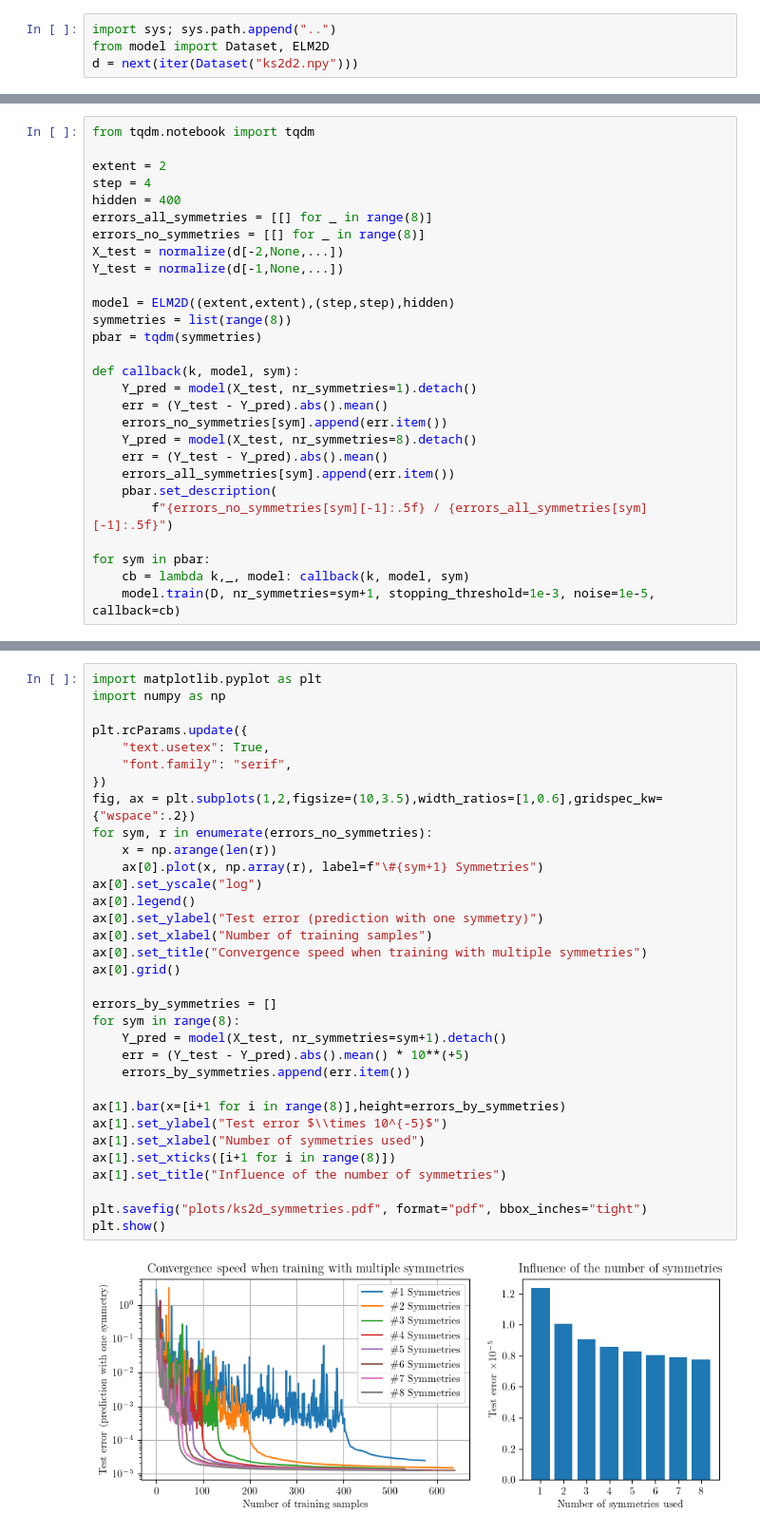
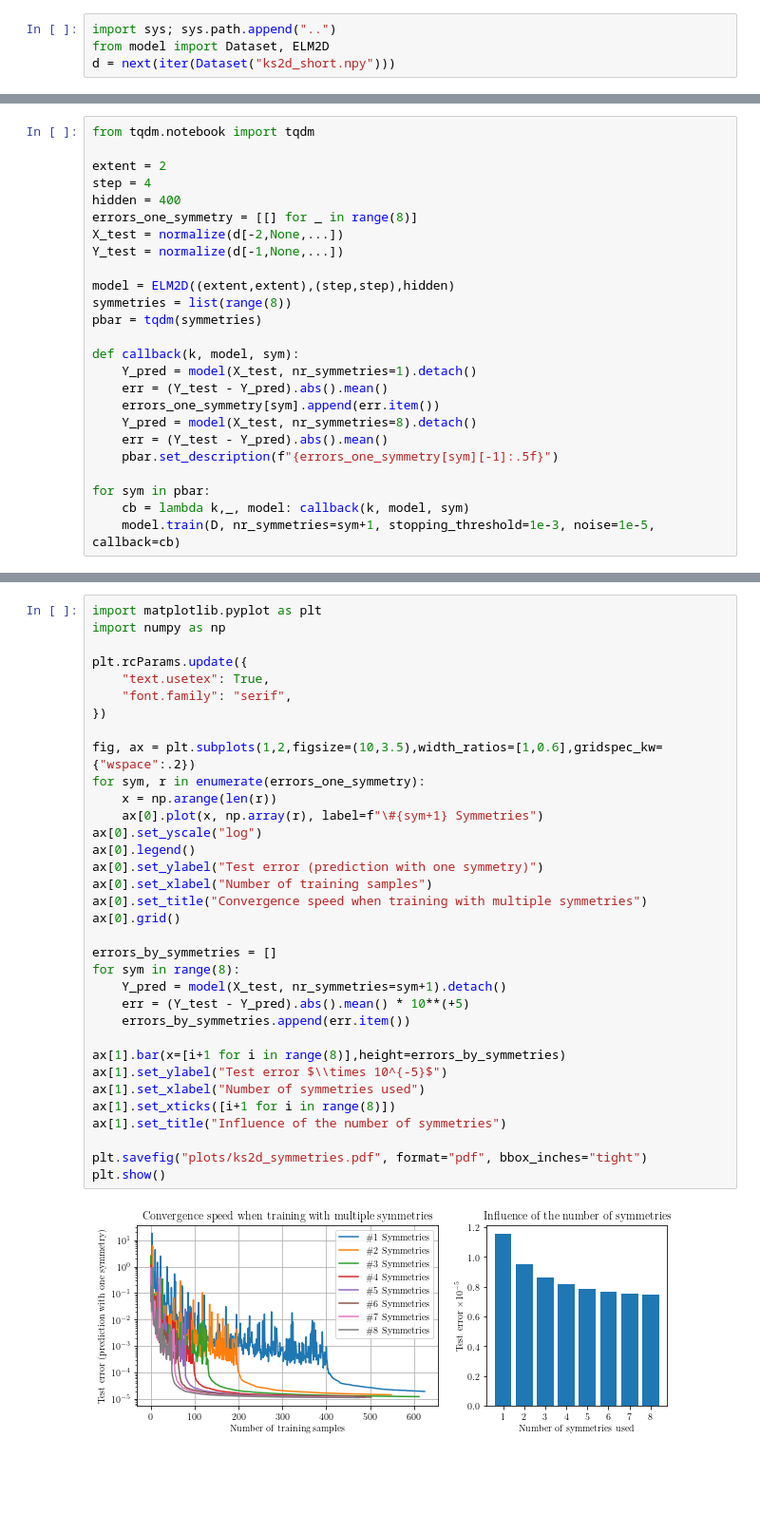
Before and after one commit to graps1/ELM-PDEs, a Jupyter notebook: ks2d/ks2d_equivariant.ipynb, the cells around one changed output, grey strips where cells are left out. Shown: that part at 95% size. Cells and saved outputs as stored; diff of their text form; blank space fills up the shorter version.

```diff
--- a/ks2d/ks2d_equivariant.ipynb
+++ b/ks2d/ks2d_equivariant.ipynb
@@ -1,5 +1,5 @@
 # %%
 import sys; sys.path.append("..")
 from model import Dataset, ELM2D
-d = next(iter(Dataset("ks2d2.npy")))
+d = next(iter(Dataset("ks2d_short.npy")))
 # %%
@@ -15,8 +14,7 @@ from tqdm.notebook import tqdm
 extent = 2
 step = 4
 hidden = 400
-errors_all_symmetries = [[] for _ in range(8)]
-errors_no_symmetries = [[] for _ in range(8)]
+errors_one_symmetry = [[] for _ in range(8)]
 X_test = normalize(d[-2,None,...])
 Y_test = normalize(d[-1,None,...])
 
@@ -27,12 +25,10 @@ pbar = tqdm(symmetries)
 def callback(k, model, sym):
     Y_pred = model(X_test, nr_symmetries=1).detach()
     err = (Y_test - Y_pred).abs().mean()
-    errors_no_symmetries[sym].append(err.item())
+    errors_one_symmetry[sym].append(err.item())
     Y_pred = model(X_test, nr_symmetries=8).detach()
     err = (Y_test - Y_pred).abs().mean()
-    errors_all_symmetries[sym].append(err.item())
-    pbar.set_description(
-        f"{errors_no_symmetries[sym][-1]:.5f} / {errors_all_symmetries[sym][-1]:.5f}")
+    pbar.set_description(f"{errors_one_symmetry[sym][-1]:.5f}")
 
 for sym in pbar:
     cb = lambda k,_, model: callback(k, model, sym)
@@ -45,32 +41,33 @@ import numpy as np
 
 plt.rcParams.update({
     "text.usetex": True,
     "font.family": "serif",
 })
+
 fig, ax = plt.subplots(1,2,figsize=(10,3.5),width_ratios=[1,0.6],gridspec_kw={"wspace":.2})
-for sym, r in enumerate(errors_no_symmetries):
+for sym, r in enumerate(errors_one_symmetry):
     x = np.arange(len(r))
     ax[0].plot(x, np.array(r), label=f"\#{sym+1} Symmetries")
 ax[0].set_yscale("log")
 ax[0].legend()
 ax[0].set_ylabel("Test error (prediction with one symmetry)")
 ax[0].set_xlabel("Number of training samples")
 ax[0].set_title("Convergence speed when training with multiple symmetries")
 ax[0].grid()
 
 errors_by_symmetries = []
 for sym in range(8):
     Y_pred = model(X_test, nr_symmetries=sym+1).detach()
     err = (Y_test - Y_pred).abs().mean() * 10**(+5)
     errors_by_symmetries.append(err.item())
 
 ax[1].bar(x=[i+1 for i in range(8)],height=errors_by_symmetries)
 ax[1].set_ylabel("Test error $\\times 10^{-5}$")
 ax[1].set_xlabel("Number of symmetries used")
 ax[1].set_xticks([i+1 for i in range(8)])
 ax[1].set_title("Influence of the number of symmetries")
 
 plt.savefig("plots/ks2d_symmetries.pdf", format="pdf", bbox_inches="tight")
 plt.show()
 # %% [output]
-[figure, old version]
+[figure, new version]
```
Also changed, not shown: parts of 2 cells of this notebook, 27 other files.
